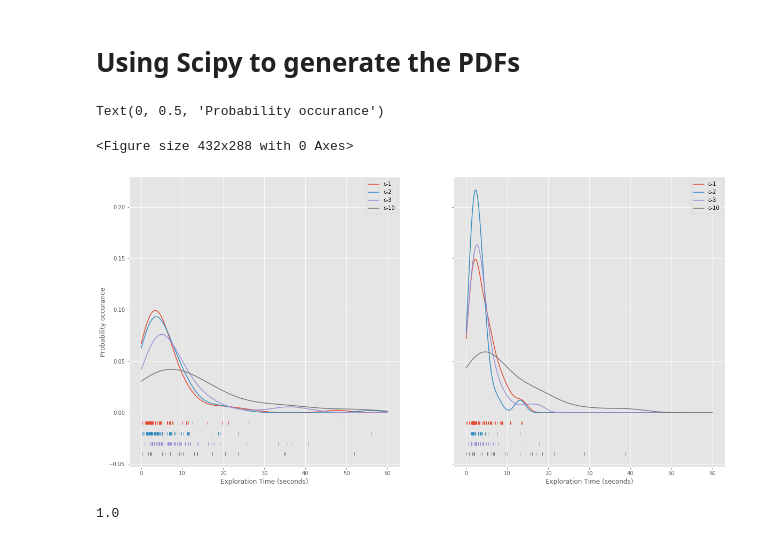
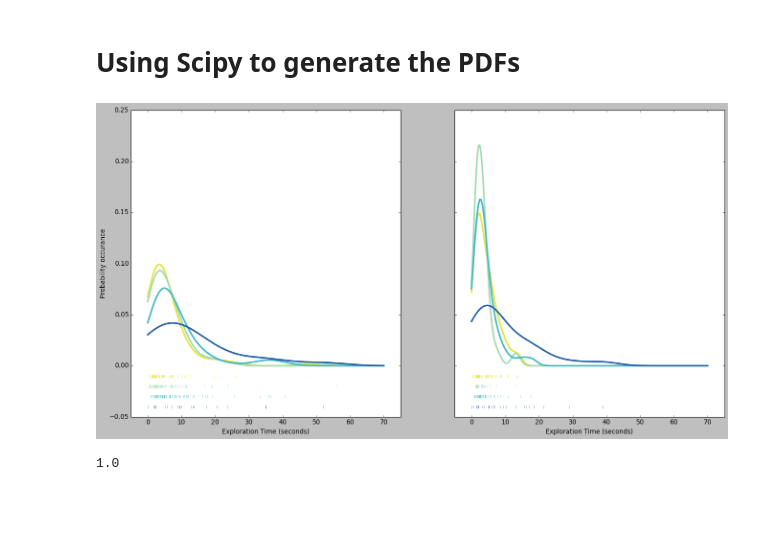
Before and after one commit to TanviDeora/MothLearning, a Jupyter notebook: Step8h_BinnedDataset-CompareFirstAndLast.ipynb, the cells around one changed output. Saved outputs shown, nothing was run; the diff lists cells and outputs as text; code cells hidden in the pictures; blank space fills up the shorter version.

```diff
--- a/Step8h_BinnedDataset-CompareFirstAndLast.ipynb
+++ b/Step8h_BinnedDataset-CompareFirstAndLast.ipynb
@@ -13,7 +13,7 @@ from itertools import combinations
 # %%
 import seaborn as sns
 # %%
-outpath_fig = './dataFolders/Output/Figures/Distributions_v2/'
+outpath_fig = './dataFolders/Output/Figures/v2/testColorScheme/'
 path = './dataFolders/Output/Step6_FloralTypeConsolidatedData_AndFitParameters_v2/'
 # %%
 # Fix the bin number and edges based on ALL the data pooled together
@@ -370,0 +378,4 @@ lateTrial = test[(test.trialNum > 20) & (test.trialNum <= 30)]
+# %%
+for flower, grp in earlyTrial.groupby('flower'):
+    m = grp.name.unique()
+    print('%s has %i moths and a total of %i visits' %(flower, len(m) , len(grp)))
@@ -370,0 +387,4 @@ lateTrial = test[(test.trialNum > 20) & (test.trialNum <= 30)]
+# %%
+for flower, grp in lateTrial.groupby('flower'):
+    m = grp.name.unique()
+    print('%s has %i moths and a total of %i visits' %(flower, len(m) , len(grp)))
@@ -432,7 +457,7 @@ def kde_scipy(x):
 alldata = earlyTrial.DiscoveryTime/100
 _,bins = np.histogram(alldata, bins = 100, density = True)
 bin_center = 0.5*(bins[1:]+bins[:-1])
-bin_center = np.linspace(0,60,200)
+bin_center = np.linspace(0,70,200)
 delta = np.diff(bin_center)[0]
 # %%
 early_df = pd.DataFrame(index = bin_center, columns = ['c-1', 'c-2', 'c-3', 'c-10'], dtype = 'float')
@@ -441,11 +466,14 @@ SampleSize = pd.DataFrame(index = ['c-1', 'c-2', 'c-3', 'c-10'], columns = ['ear
 # %%
 from scipy.stats import gaussian_kde
 
-plt.set_cmap('Spectral')
+# plt.set_cmap('Spectral')
+colorScheme = ['#e5e534', '#a1dab4', '#41b6c4', '#225ea8']
+
 # f1, ax1 = plt.subplots(1,2,sharex = True, sharey = True, figsize = (15,20))
 f2, ax2 = plt.subplots(1,2,sharex = True, sharey = True, figsize = (20,10))
 
 offset = 0
+cc = 0
 for f, df in earlyTrial.groupby('flower', sort = False):
 
     data = df.DiscoveryTime/100
@@ -454,44 +482,47 @@ for f, df in earlyTrial.groupby('flower', sort = False):
 
     temp = kde.pdf(bin_center)
     temp /= delta * np.sum(temp)
     early_df.loc[:,f]=temp
 
 
 #     ax1[0].plot(bin_center, hist)
-    p = ax2[0].plot(bin_center, temp, label = f)
+    p = ax2[0].plot(bin_center, temp, label = f, color = colorScheme[cc], linewidth = 3)
     c = p[0].get_color()
-    ax2[0].plot(data, [-0.01 + offset]*len(data), '|', color = c)
+    ax2[0].plot(data, [-0.01 + offset]*len(data), '|', color = colorScheme[cc])
     offset+=-0.01
-    ax2[0].legend()
+#     ax2[0].legend()
+
+    cc+=1
 
 offset = 0
+cc= 0
 for f, df in lateTrial.groupby('flower', sort = False):
 
     data = df.DiscoveryTime/100
     SampleSize.loc[f,'late'] = len(data)
     kde = kde_scipy(data)
 
     temp = kde.pdf(bin_center)
     temp /= delta * np.sum(temp)
     late_df.loc[:,f]=temp
 
 #     ax1[1].plot(bin_center, hist)
-    p = ax2[1].plot(bin_center, temp, label = f)
+    p = ax2[1].plot(bin_center, temp, label = f, color = colorScheme[cc], linewidth = 3)
     c = p[0].get_color()
-    ax2[1].plot(data, [-0.01 + offset]*len(data), '|', color = c)
+    ax2[1].plot(data, [-0.01 + offset]*len(data), '|', color = colorScheme[cc])
     offset+=-0.01
-    ax2[1].legend()
+#     ax2[1].legend()
+    cc+=1
 
 
 ax2[0].set_xlabel('Exploration Time (seconds)')
 ax2[1].set_xlabel('Exploration Time (seconds)')
 ax2[0].set_ylabel('Probability occurance')
-
-# plt.savefig(outpath_fig + 'PDFs_earlyLateVisits.png')
+ax2[0].set_xlim(-5, 75)
+ax2[1].set_xlim(-5, 75)
+plt.savefig(outpath_fig + 'PDFs_earlyLateVisits.png')
 # %% [output]
-Text(0, 0.5, 'Probability occurance')
-<Figure size 432x288 with 0 Axes>
-[figure, old version]
+[figure, new version]
 # %%
 np.sum(temp) * delta
 # %% [output]
```
Also changed, not shown: parts of 4 cells of this notebook, 2 other files.
